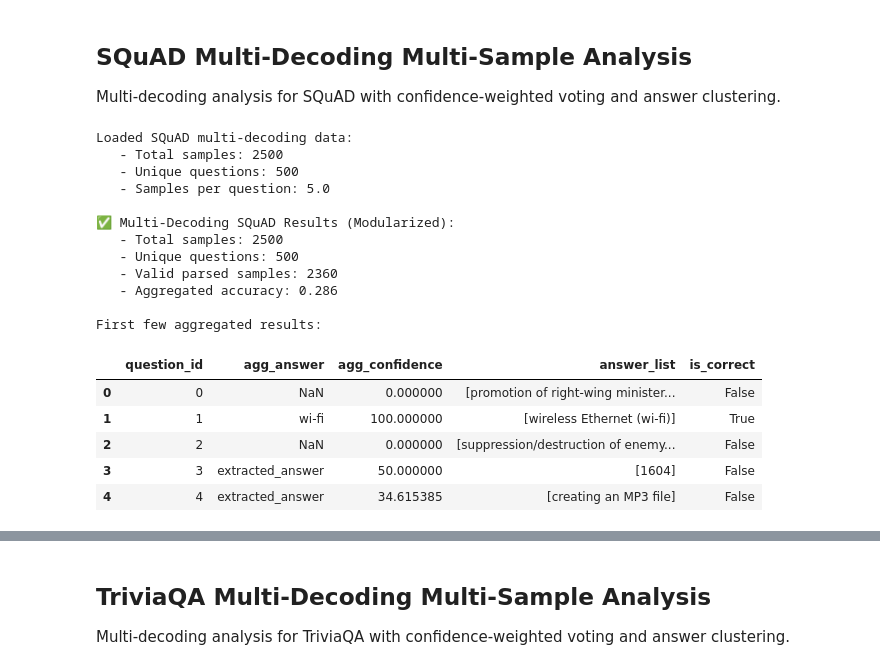
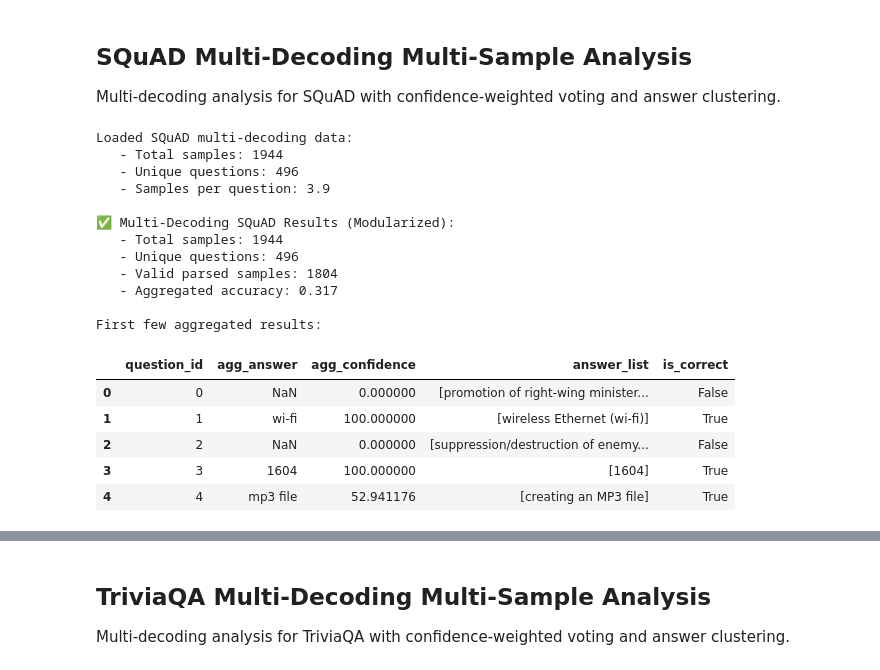
Before and after one commit to christian-hobelsberger/LLMUncertainty, a Jupyter notebook: analyze_confidence_output.ipynb, the cells around one changed output, grey strips where cells are left out. Drawn from its saved outputs; the diff is of its cells as text; code cells hidden in the pictures.

```diff
--- a/analyze_confidence_output.ipynb
+++ b/analyze_confidence_output.ipynb
@@ -2306,45 +2306,54 @@ from parsing_and_evaluation import parse_aggregate_evaluate_squad_multi, parse_a
 # 0. Load Multi-Decoding Data
 # ───────────────────────────────
 df_squad_multi_decoding = pd.read_csv("output/llm_confidence_elicitation/verbalized_confidence_multi_model/squad_llama_k5_sep_500_parsed.csv")
+
+nonsense_answers = [
+    "extracted_answer", "<answer>", "True", "Yes", "No",
+    "<short answer>", "A", "B", "C", "D"
+]
+
+df_squad_multi_decoding = df_squad_multi_decoding[
+    ~df_squad_multi_decoding["parsed_answer"].isin(nonsense_answers)
+]
 
 print(f"Loaded SQuAD multi-decoding data:")
 print(f"   - Total samples: {len(df_squad_multi_decoding)}")
 print(f"   - Unique questions: {df_squad_multi_decoding['question_id'].nunique()}")
 print(f"   - Samples per question: {len(df_squad_multi_decoding) / df_squad_multi_decoding['question_id'].nunique():.1f}")
 
 # ───────────────────────────────
 # Complete Pipeline: Parse, Aggregate, and Evaluate
 # ───────────────────────────────
 df_parsed_squad_multi_dec, df_agg_squad_multi_dec, eval_df_squad_multi_dec, acc_squad_multi_dec = parse_aggregate_evaluate_squad_multi(df_squad_multi_decoding, group_col="question_id")
 
 print(f"\n✅ Multi-Decoding SQuAD Results (Modularized):")
 print(f"   - Total samples: {len(df_squad_multi_decoding)}")
 print(f"   - Unique questions: {df_squad_multi_decoding['question_id'].nunique()}")
 print(f"   - Valid parsed samples: {df_parsed_squad_multi_dec['parsed_answer'].notna().sum()}")
 print(f"   - Aggregated accuracy: {acc_squad_multi_dec:.3f}")
 
 # Show first few results
 print(f"\nFirst few aggregated results:")
 display(eval_df_squad_multi_dec[['question_id', 'agg_answer', 'agg_confidence', 'answer_list', 'is_correct']].head())
 # %% [output]
 Loaded SQuAD multi-decoding data:
-   - Total samples: 2500
-   - Unique questions: 500
-   - Samples per question: 5.0
+   - Total samples: 1944
+   - Unique questions: 496
+   - Samples per question: 3.9
 
 ✅ Multi-Decoding SQuAD Results (Modularized):
-   - Total samples: 2500
-   - Unique questions: 500
-   - Valid parsed samples: 2360
-   - Aggregated accuracy: 0.286
+   - Total samples: 1944
+   - Unique questions: 496
+   - Valid parsed samples: 1804
+   - Aggregated accuracy: 0.317
 
 First few aggregated results:
 |  | question_id | agg_answer | agg_confidence | answer_list | is_correct |
 | 0 | 0 | NaN | 0.000000 | [promotion of right-wing minister... | False |
 | 1 | 1 | wi-fi | 100.000000 | [wireless Ethernet (wi-fi)] | True |
 | 2 | 2 | NaN | 0.000000 | [suppression/destruction of enemy... | False |
-| 3 | 3 | extracted_answer | 50.000000 | [1604] | False |
-| 4 | 4 | extracted_answer | 34.615385 | [creating an MP3 file] | False |
+| 3 | 3 | 1604 | 100.000000 | [1604] | True |
+| 4 | 4 | mp3 file | 52.941176 | [creating an MP3 file] | True |
 # %%
 # Alternative: Step-by-step usage of modularized functions
 print("=== STEP-BY-STEP MULTI-DECODING SQUAD PROCESSING ===")
```
Also changed, not shown: parts of 15 cells of this notebook, 10 other files.
